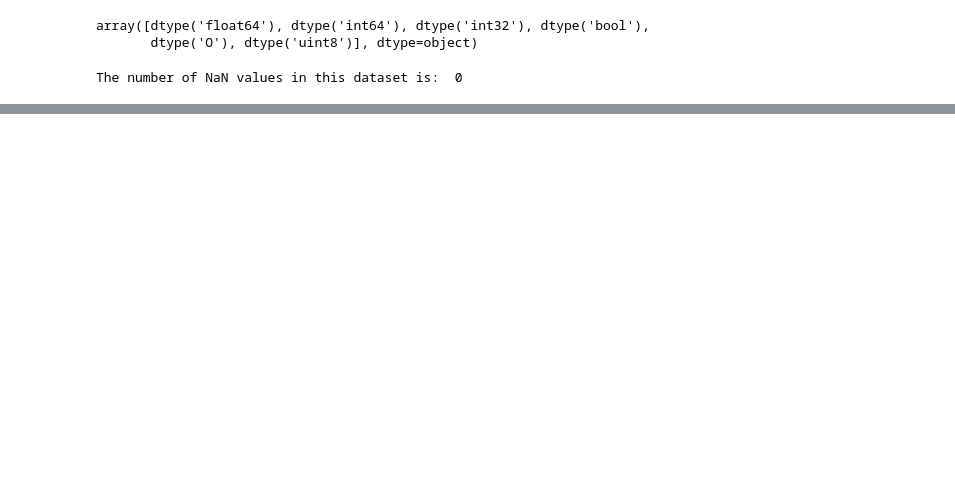
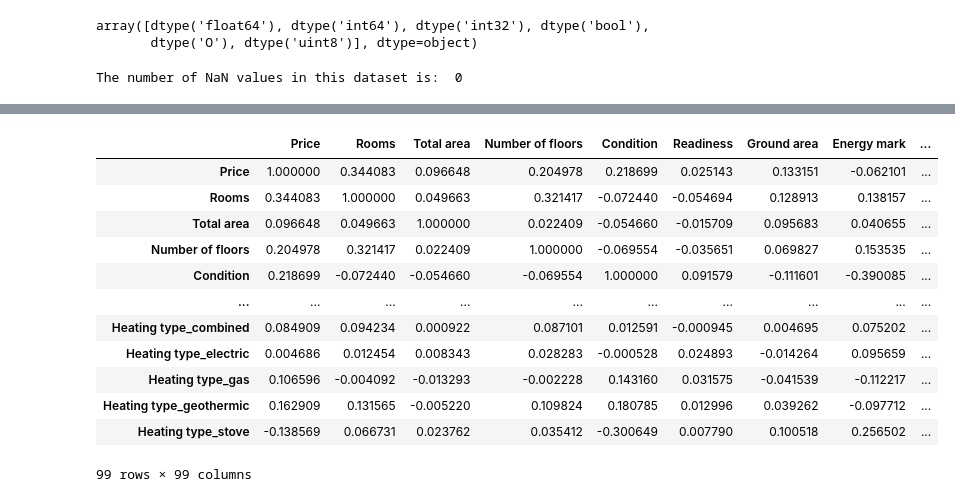
Before and after one commit to Jyrijoul/real_estate_prediction, a Jupyter notebook: data_analysis.ipynb, the cells around one changed output, grey strips where cells are left out. Cells and saved outputs as stored; diff of their text form; code cells hidden in the pictures; blank space fills up the shorter version.

```diff
--- a/data_analysis.ipynb
+++ b/data_analysis.ipynb
@@ -785,2 +821,18 @@ The number of NaN values in this dataset is:  0
+# %%
+data.corr(method ='pearson')
+# %% [output]
+|  | Price | Rooms | Total area | Number of floors | Condition | Readiness | Ground area | Energy mark | ... |
+| Price | 1.000000 | 0.344083 | 0.096648 | 0.204978 | 0.218699 | 0.025143 | 0.133151 | -0.062101 | ... |
+| Rooms | 0.344083 | 1.000000 | 0.049663 | 0.321417 | -0.072440 | -0.054694 | 0.128913 | 0.138157 | ... |
+| Total area | 0.096648 | 0.049663 | 1.000000 | 0.022409 | -0.054660 | -0.015709 | 0.095683 | 0.040655 | ... |
+| Number of floors | 0.204978 | 0.321417 | 0.022409 | 1.000000 | -0.069554 | -0.035651 | 0.069827 | 0.153535 | ... |
+| Condition | 0.218699 | -0.072440 | -0.054660 | -0.069554 | 1.000000 | 0.091579 | -0.111601 | -0.390085 | ... |
+| ... | ... | ... | ... | ... | ... | ... | ... | ... | ... |
+| Heating type_combined | 0.084909 | 0.094234 | 0.000922 | 0.087101 | 0.012591 | -0.000945 | 0.004695 | 0.075202 | ... |
+| Heating type_electric | 0.004686 | 0.012454 | 0.008343 | 0.028283 | -0.000528 | 0.024893 | -0.014264 | 0.095659 | ... |
+| Heating type_gas | 0.106596 | -0.004092 | -0.013293 | -0.002228 | 0.143160 | 0.031575 | -0.041539 | -0.112217 | ... |
+| Heating type_geothermic | 0.162909 | 0.131565 | -0.005220 | 0.109824 | 0.180785 | 0.012996 | 0.039262 | -0.097712 | ... |
+| Heating type_stove | -0.138569 | 0.066731 | 0.023762 | 0.035412 | -0.300649 | 0.007790 | 0.100518 | 0.256502 | ... |
+99 rows × 99 columns
 # %%
 data.to_csv("cleaned_data.csv", index=False)
```
Also changed, not shown: parts of 9 cells of this notebook, 1 other file.
